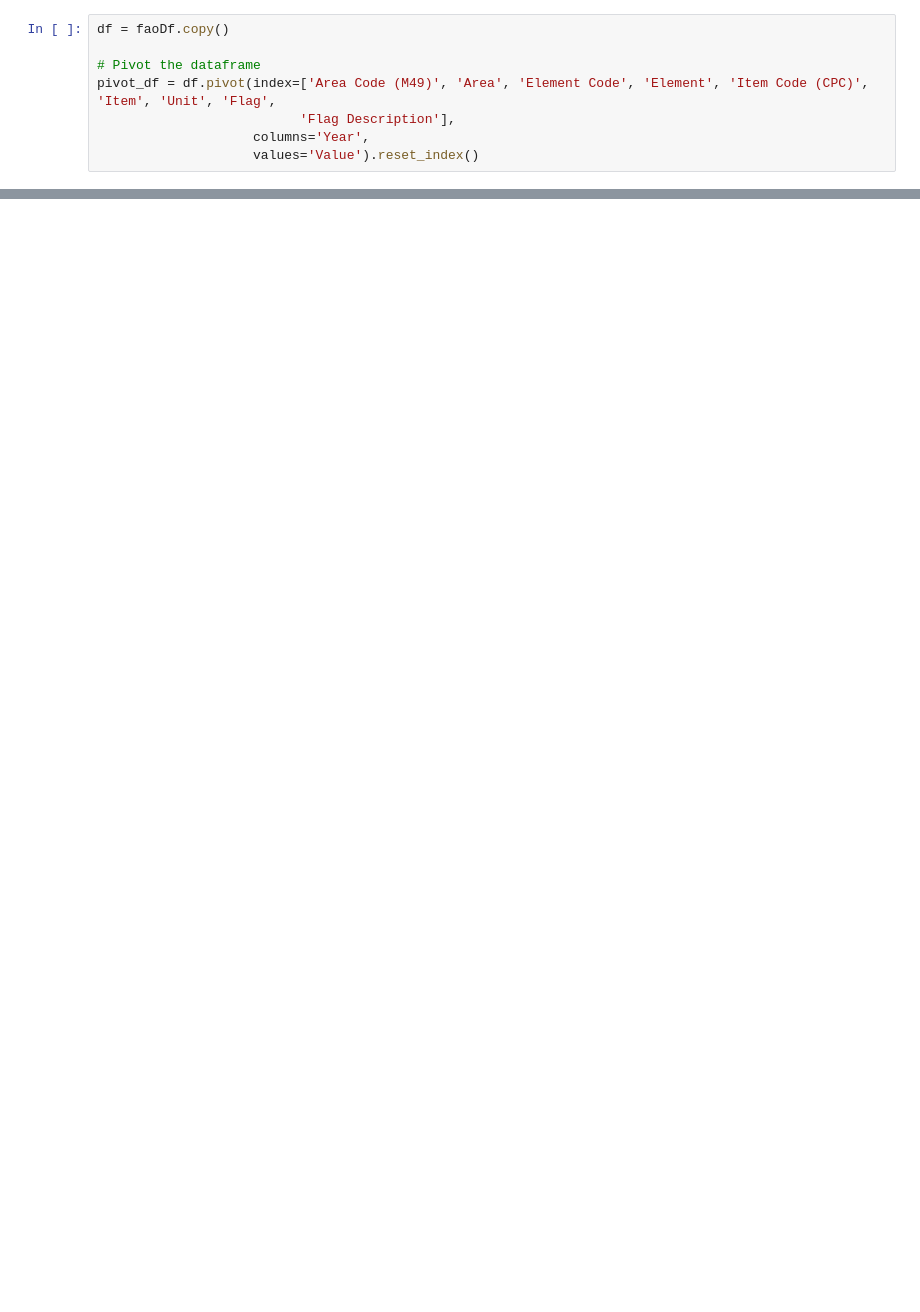
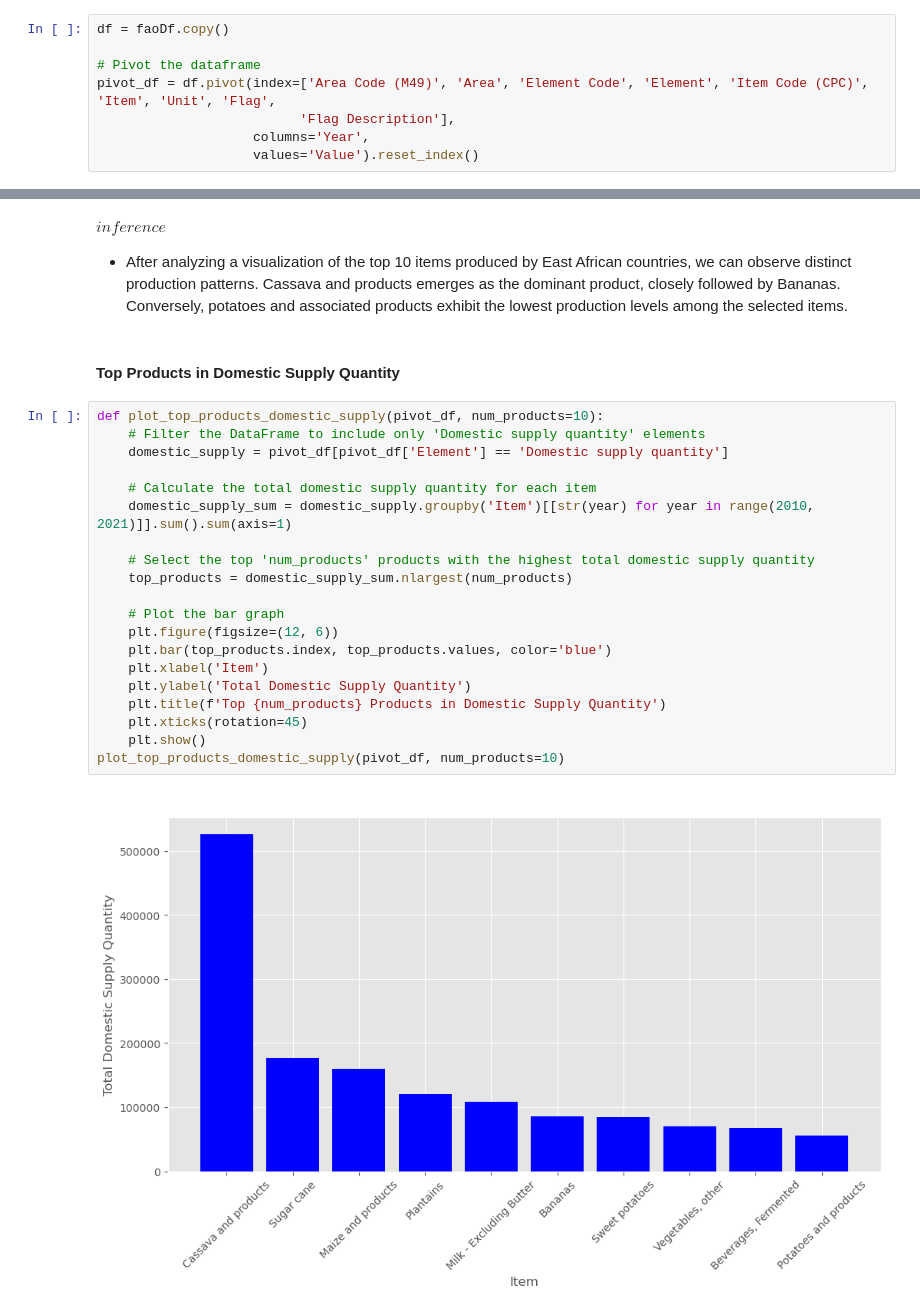
Before and after one commit to Muramati/FAOStat-Dataset-Time-Series, a Jupyter notebook: faostat.ipynb, the cells around one changed output, grey strips where cells are left out. Cells and saved outputs as stored; diff of their text form; blank space fills up the shorter version.

```diff
--- a/faostat.ipynb
+++ b/faostat.ipynb
@@ -132,0 +389,27 @@ pivot_df
+# %% [markdown]
+$ inference $
+- After analyzing a visualization of the top 10 items produced by East African countries, we can observe distinct production patterns. Cassava and products emerges as the dominant product, closely followed by Bananas. Conversely, potatoes and associated products exhibit the lowest production levels among the selected items.
+# %% [markdown]
+#### Top Products in Domestic Supply Quantity
+# %%
+def plot_top_products_domestic_supply(pivot_df, num_products=10):
+    # Filter the DataFrame to include only 'Domestic supply quantity' elements
+    domestic_supply = pivot_df[pivot_df['Element'] == 'Domestic supply quantity']
+
+    # Calculate the total domestic supply quantity for each item
+    domestic_supply_sum = domestic_supply.groupby('Item')[[str(year) for year in range(2010, 2021)]].sum().sum(axis=1)
+
+    # Select the top 'num_products' products with the highest total domestic supply quantity
+    top_products = domestic_supply_sum.nlargest(num_products)
+
+    # Plot the bar graph
+    plt.figure(figsize=(12, 6))
+    plt.bar(top_products.index, top_products.values, color='blue')
+    plt.xlabel('Item')
+    plt.ylabel('Total Domestic Supply Quantity')
+    plt.title(f'Top {num_products} Products in Domestic Supply Quantity')
+    plt.xticks(rotation=45)
+    plt.show()
+plot_top_products_domestic_supply(pivot_df, num_products=10)
+# %% [output]
+[figure, added]
```
Also changed, not shown: parts of 69 cells of this notebook.
